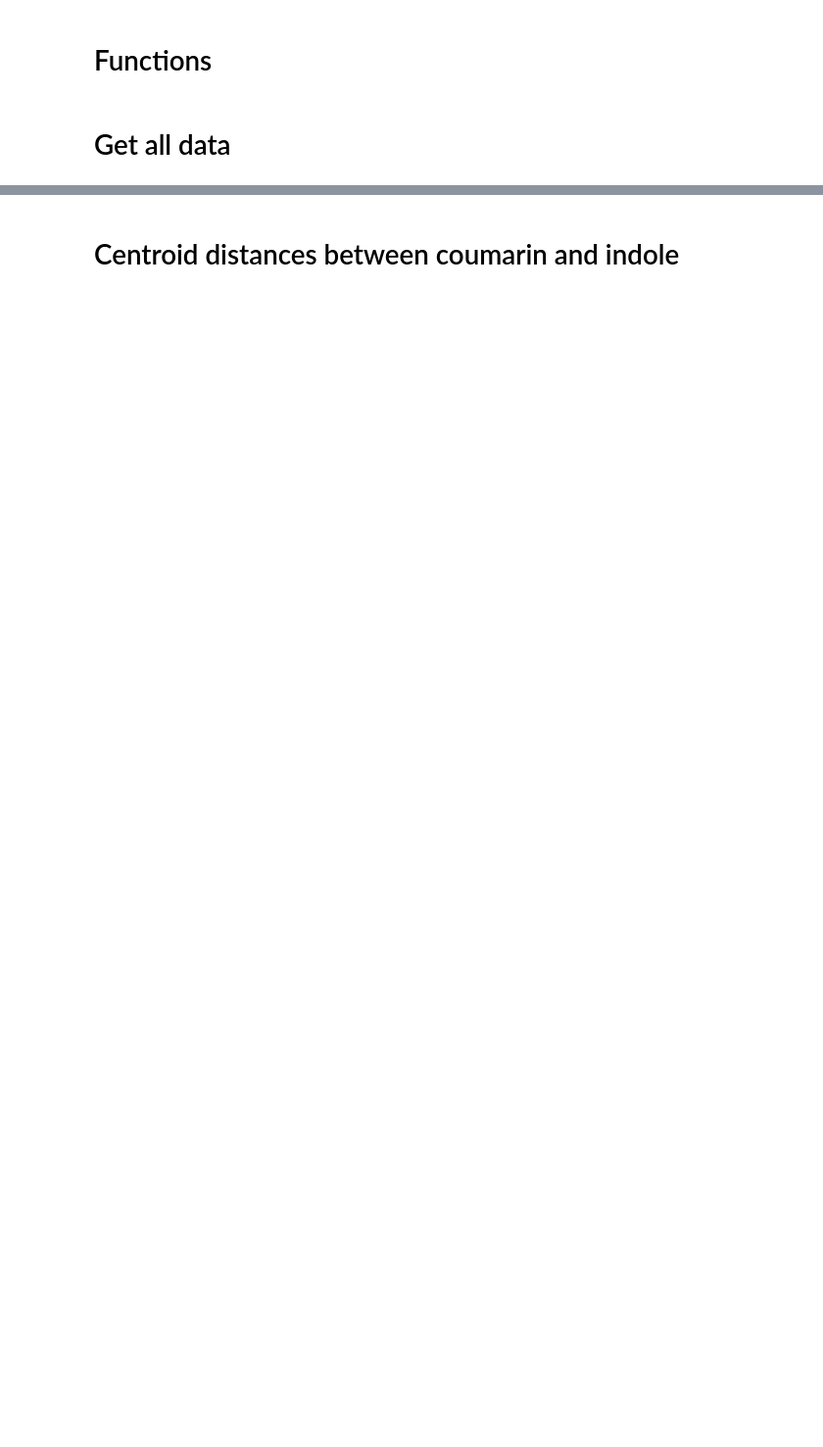
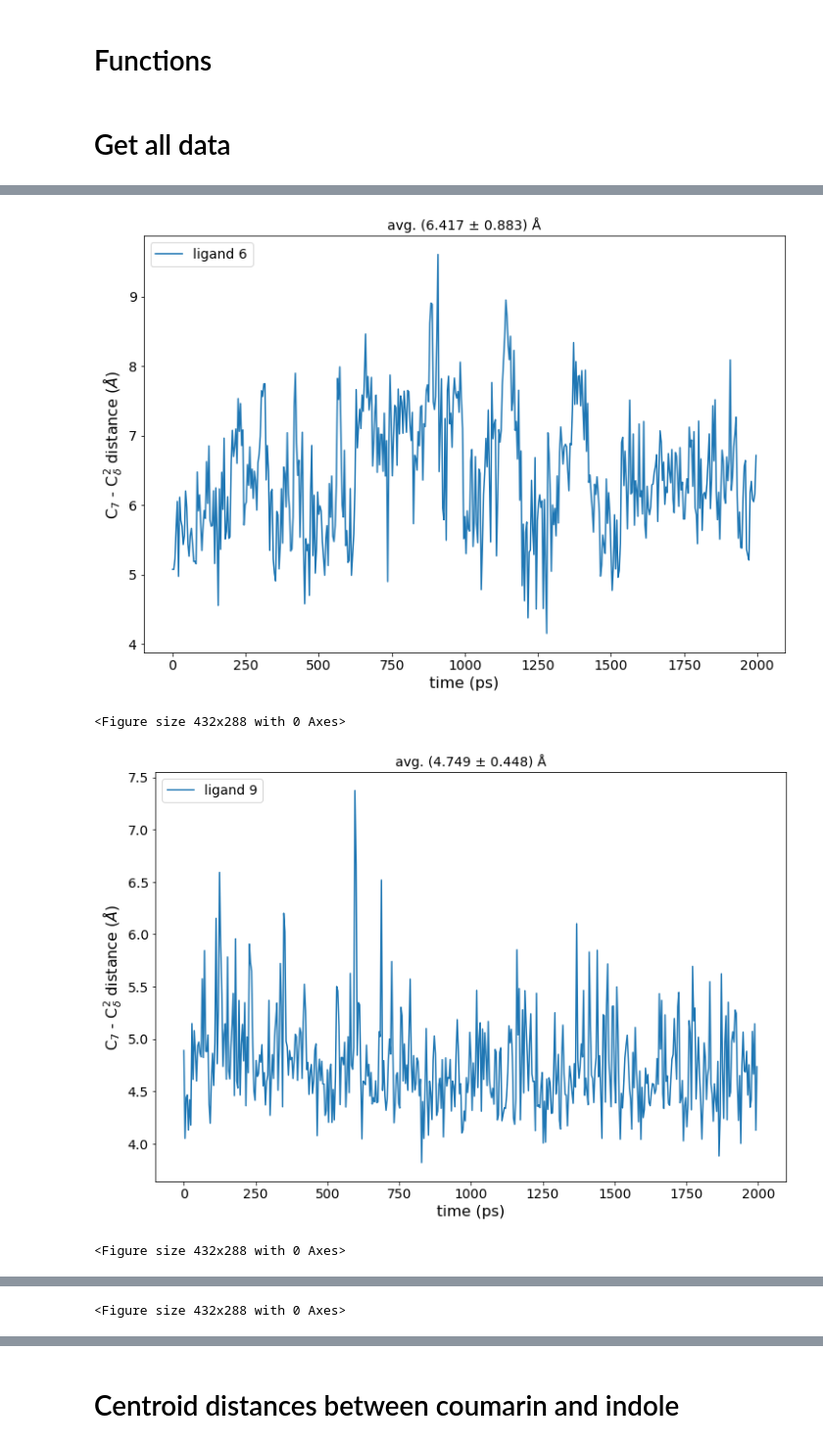
Before and after one commit to jasmin-guven/first_year_project, a Jupyter notebook: execution_model/scripts/active_site.ipynb, the cells around one changed output, grey strips where cells are left out. Shown at 98% size. Cells and saved outputs as stored; diff of their text form; code cells hidden in the pictures; blank space fills up the shorter version.

```diff
--- a/execution_model/scripts/active_site.ipynb
+++ b/execution_model/scripts/active_site.ipynb
@@ -119,0 +164,18 @@ for i in ligand_indices:
+# %%
+chosen_indices = [4, 7, -1]
+for i in chosen_indices:
+    fig, ax = plt.subplots()
+    fig.set_size_inches(12, 8)
+    ax.plot(distances_2[i][0][:], distances_2[i][1][:], label=f"ligand {ligand_indices[i]}")
+    ax.set_xlabel("time (ps)")
+    ax.set_ylabel(r"C$_7$ - C$_{\delta}^2$ distance ($\AA$)")
+
+    ax.set_title(f"avg. ({distances_2[i][2]:.3f} \u00B1 {distances_2[i][3]:.3f}) \u212B")
+    ax.legend(loc="upper left")
+    plt.show()
+    plt.savefig(f"../../plots/active_site_distances/c7_leu_distance_{ligand_indices[i]}.pdf")
+# %% [output]
+[figure, added]
+<Figure size 432x288 with 0 Axes>
+[figure, added]
+<Figure size 432x288 with 0 Axes>
@@ -119,0 +183 @@ for i in ligand_indices:
+<Figure size 432x288 with 0 Axes>
```
Also changed, not shown: parts of 11 cells of this notebook, 3 other files.
